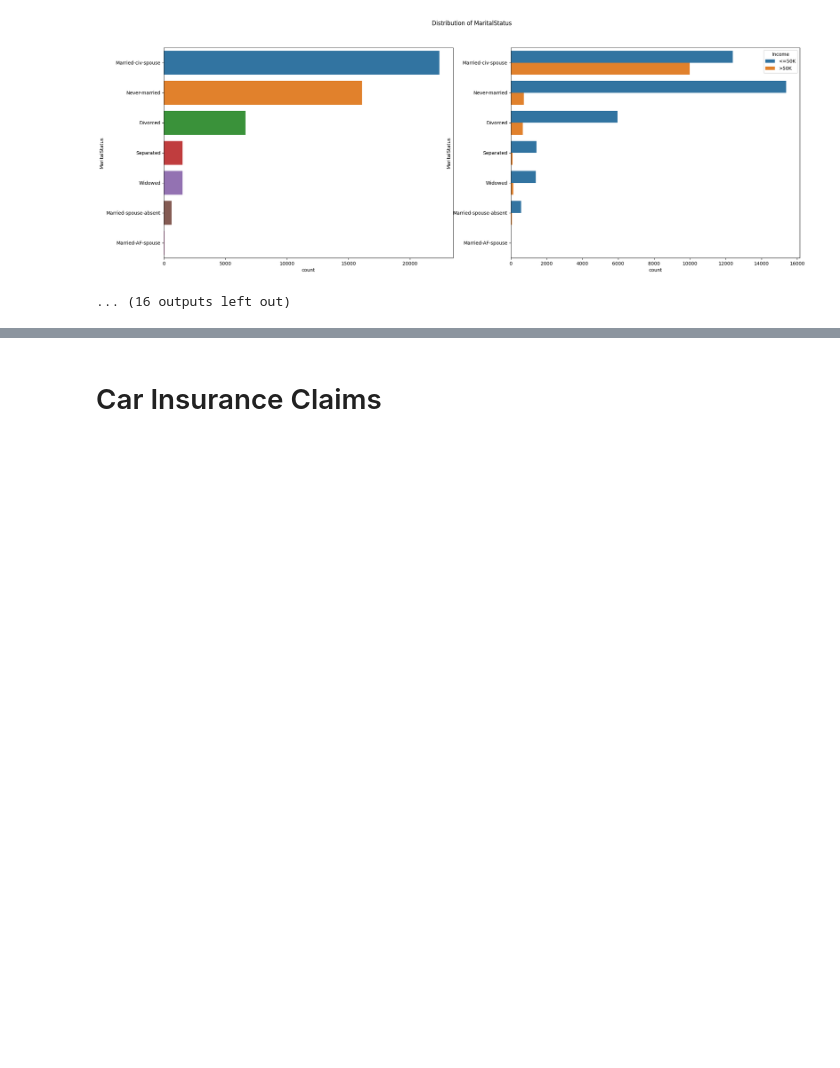
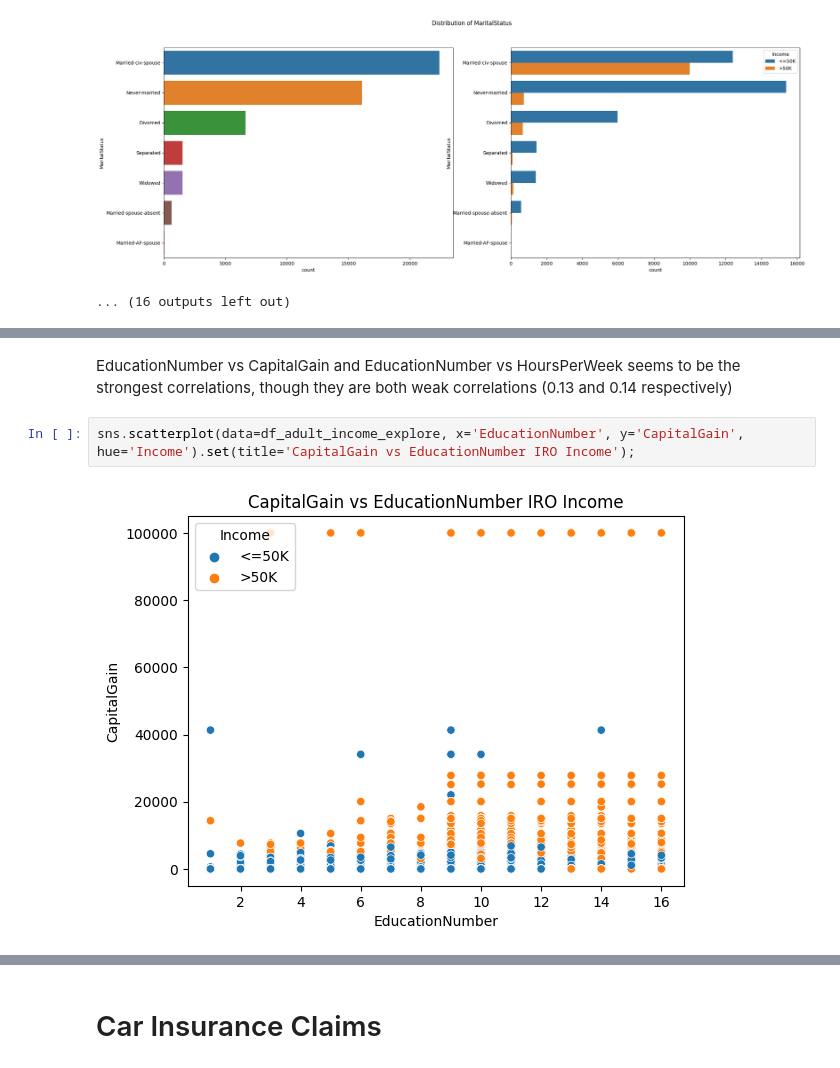
Before and after one commit to YoungVoid/Machine-Learning, a Jupyter notebook: Machine_Learning.ipynb, the cells around one changed output, grey strips where cells are left out. Cells and saved outputs as stored; diff of their text form; blank space fills up the shorter version.

```diff
--- a/Machine_Learning.ipynb
+++ b/Machine_Learning.ipynb
@@ -502,0 +520,6 @@ Null Values: 0 (0.00%)
+# %% [markdown]
+EducationNumber vs CapitalGain and EducationNumber vs HoursPerWeek seems to be the strongest correlations, though they are both weak correlations (0.13 and 0.14 respectively)
+# %%
+sns.scatterplot(data=df_adult_income_explore, x='EducationNumber', y='CapitalGain', hue='Income').set(title='CapitalGain vs EducationNumber IRO Income');
+# %% [output]
+[figure, added]
```
Also changed, not shown: parts of 7 cells of this notebook.
